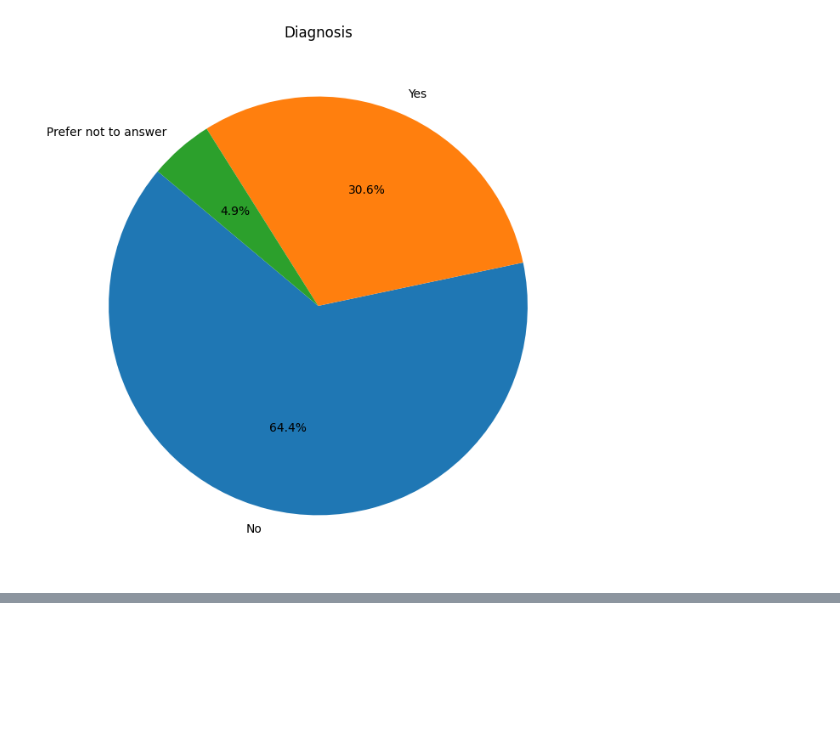
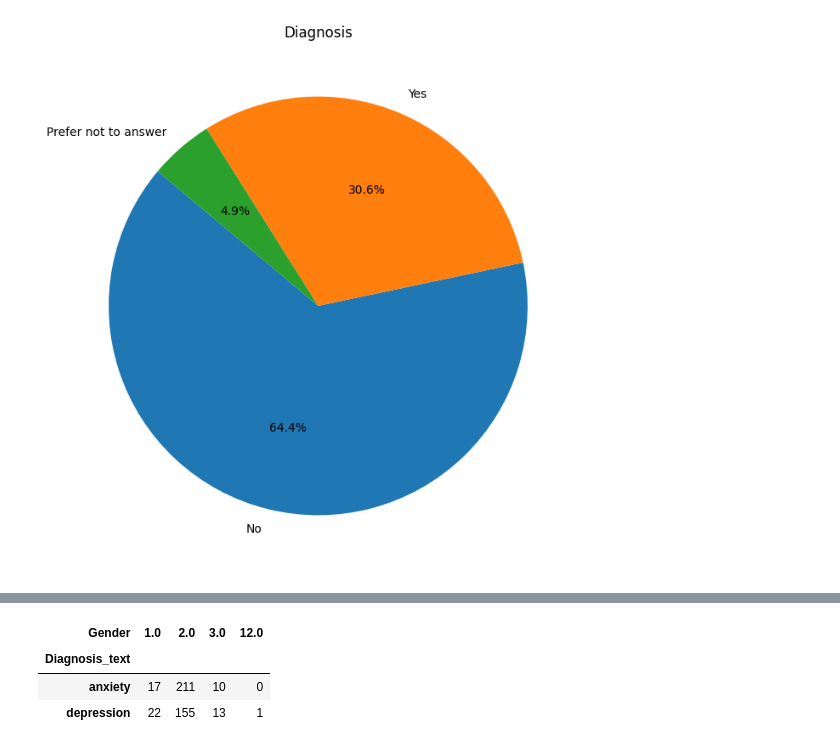
Before and after one commit to Arys02/ExploreStudentMentalWellness_ESGI4, a Jupyter notebook: notebook/student_mental_health.ipynb, the cells around one changed output, grey strips where cells are left out. Drawn from its saved outputs; the diff is of its cells as text; code cells hidden in the pictures; blank space fills up the shorter version.

```diff
--- a/notebook/student_mental_health.ipynb
+++ b/notebook/student_mental_health.ipynb
@@ -409,0 +437,8 @@ plot_numerical_pie(data, 'Diagnosis', diagnosis_dict)
+# %%
+pivot_table = pd.crosstab(df_exploded['Diagnosis_text'], df_exploded['Gender'], dropna=True)
+pivot_table
+# %% [output]
+| Gender | 1.0 | 2.0 | 3.0 | 12.0 |
+| Diagnosis_text |  |  |  |  |
+| anxiety | 17 | 211 | 10 | 0 |
+| depression | 22 | 155 | 13 | 1 |
```
Also changed, not shown: parts of 10 cells of this notebook.
